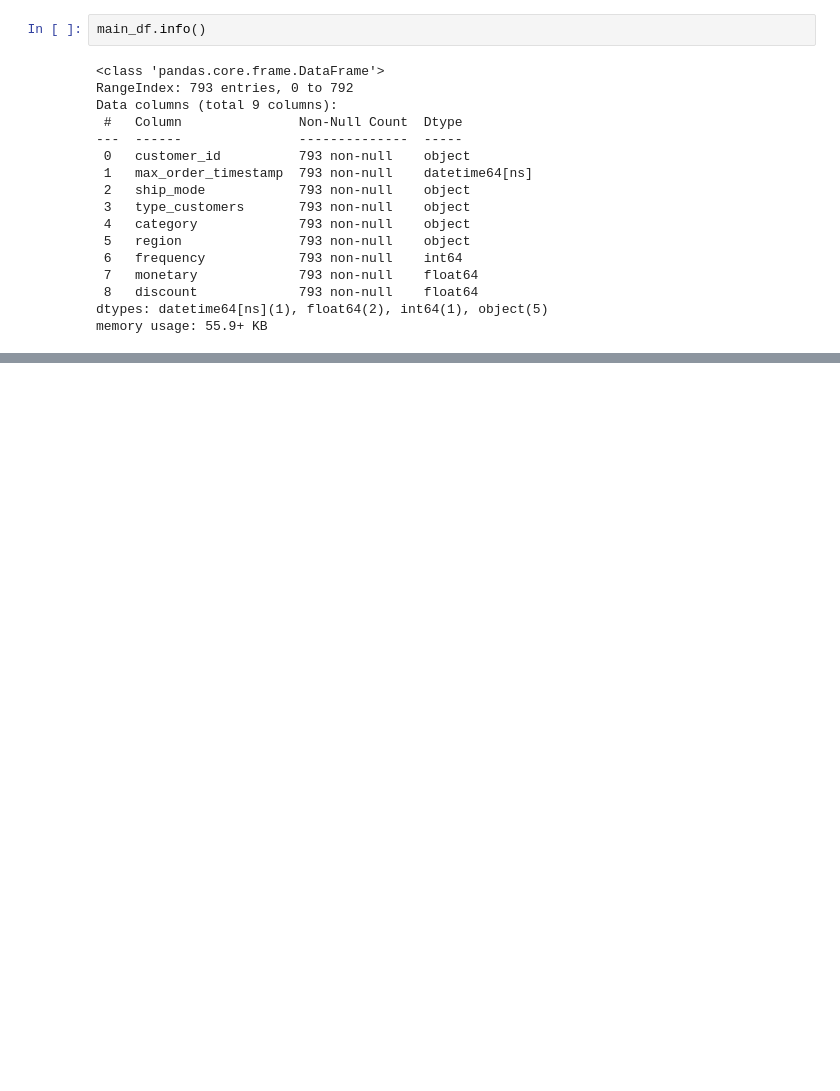
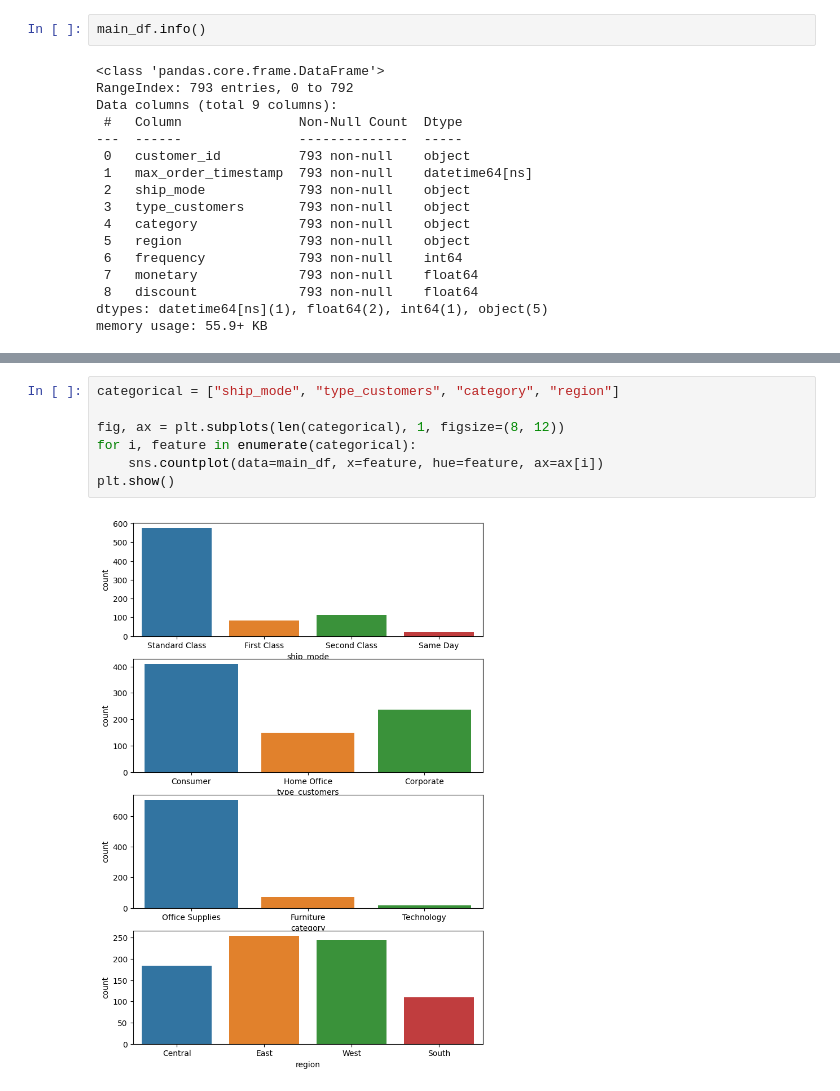
Before and after one commit to gchristiansun/customer-segmentation-analysis, a Jupyter notebook: customer_segmentation.ipynb, the cells around one changed output, grey strips where cells are left out. Cells and saved outputs as stored; diff of their text form; blank space fills up the shorter version.

```diff
--- a/customer_segmentation.ipynb
+++ b/customer_segmentation.ipynb
@@ -146,0 +173,9 @@ main_df.head()
+# %%
+categorical = ["ship_mode", "type_customers", "category", "region"]
+
+fig, ax = plt.subplots(len(categorical), 1, figsize=(8, 12))
+for i, feature in enumerate(categorical):
+    sns.countplot(data=main_df, x=feature, hue=feature, ax=ax[i])
+plt.show()
+# %% [output]
+[figure, added]
```
Also changed, not shown: parts of 3 cells of this notebook.
